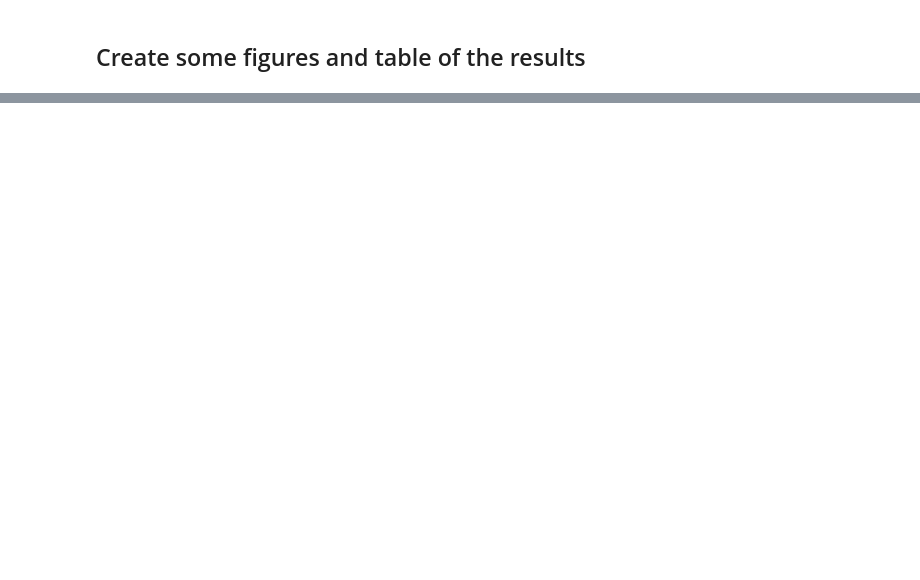
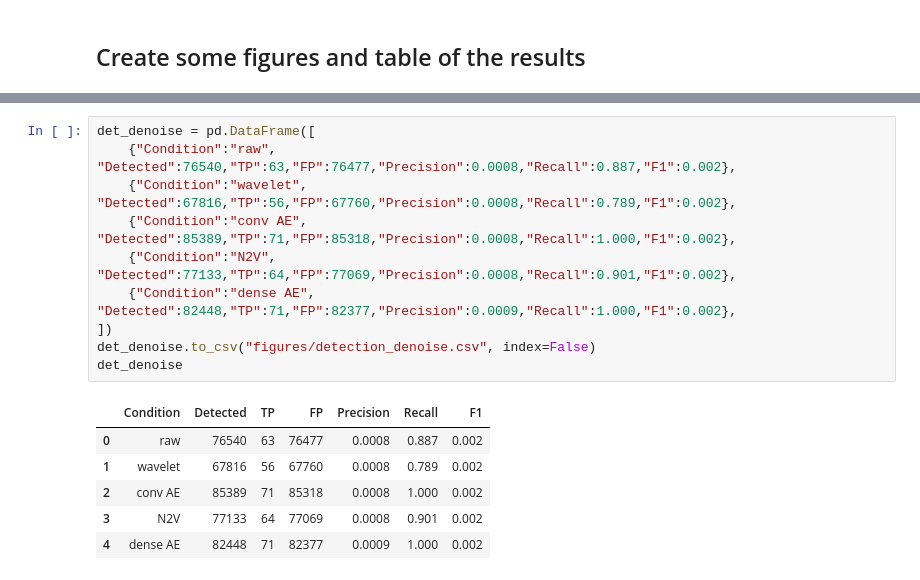
Before and after one commit to Razan-88/Decoding_Chronic_Pain, a Jupyter notebook: notebooks/05_real_data_pipeline.ipynb, the cells around one changed output, grey strips where cells are left out. Drawn from its saved outputs; the diff is of its cells as text; blank space fills up the shorter version.

```diff
--- a/notebooks/05_real_data_pipeline.ipynb
+++ b/notebooks/05_real_data_pipeline.ipynb
@@ -1504,0 +1549,17 @@ plt.show()
+# %%
+det_denoise = pd.DataFrame([
+    {"Condition":"raw",    "Detected":76540,"TP":63,"FP":76477,"Precision":0.0008,"Recall":0.887,"F1":0.002},
+    {"Condition":"wavelet", "Detected":67816,"TP":56,"FP":67760,"Precision":0.0008,"Recall":0.789,"F1":0.002},
+    {"Condition":"conv AE", "Detected":85389,"TP":71,"FP":85318,"Precision":0.0008,"Recall":1.000,"F1":0.002},
+    {"Condition":"N2V",    "Detected":77133,"TP":64,"FP":77069,"Precision":0.0008,"Recall":0.901,"F1":0.002},
+    {"Condition":"dense AE", "Detected":82448,"TP":71,"FP":82377,"Precision":0.0009,"Recall":1.000,"F1":0.002},
+])
+det_denoise.to_csv("figures/detection_denoise.csv", index=False)
+det_denoise
+# %% [output]
+|  | Condition | Detected | TP | FP | Precision | Recall | F1 |
+| 0 | raw | 76540 | 63 | 76477 | 0.0008 | 0.887 | 0.002 |
+| 1 | wavelet | 67816 | 56 | 67760 | 0.0008 | 0.789 | 0.002 |
+| 2 | conv AE | 85389 | 71 | 85318 | 0.0008 | 1.000 | 0.002 |
+| 3 | N2V | 77133 | 64 | 77069 | 0.0008 | 0.901 | 0.002 |
+| 4 | dense AE | 82448 | 71 | 82377 | 0.0009 | 1.000 | 0.002 |
```
Also changed, not shown: parts of 37 cells of this notebook.
